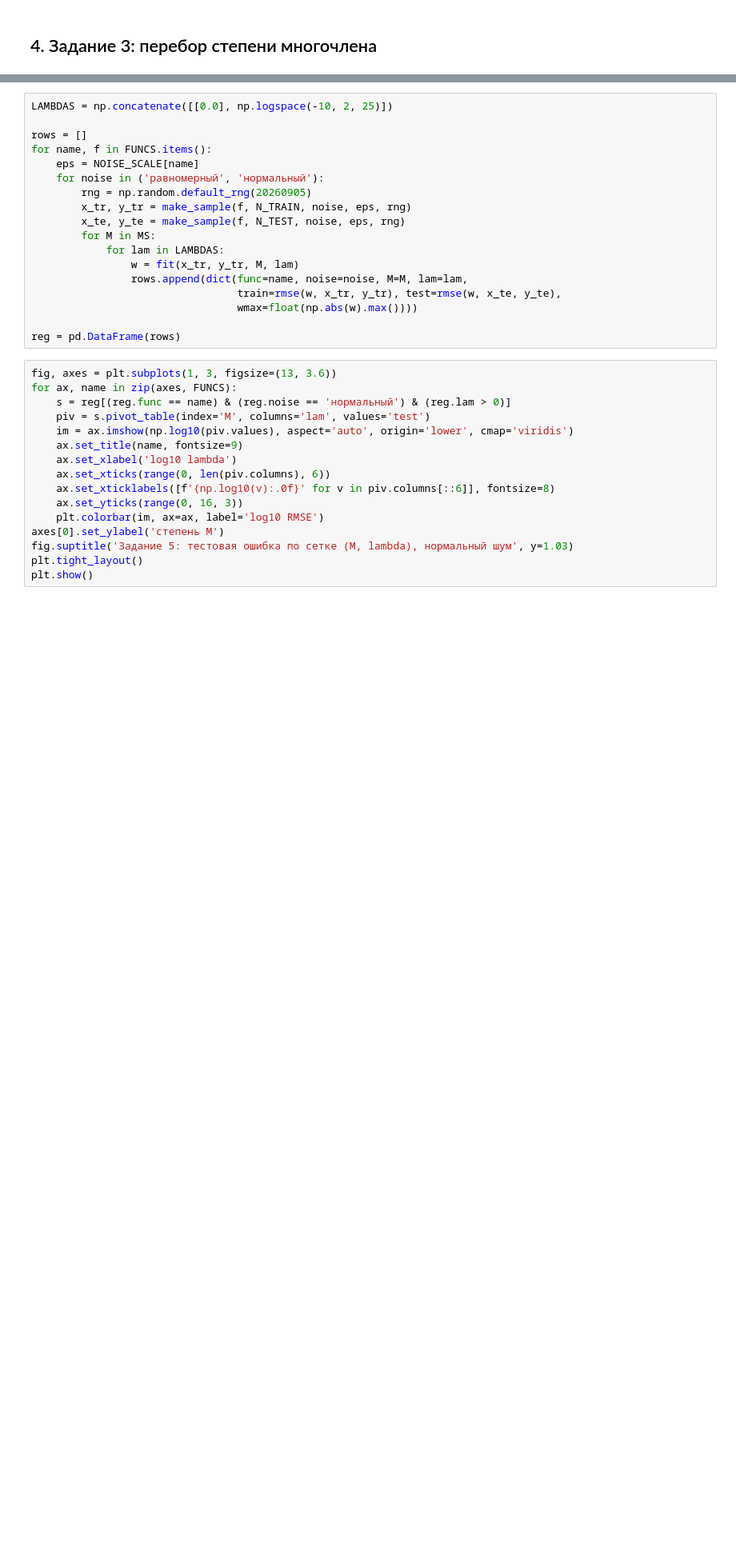
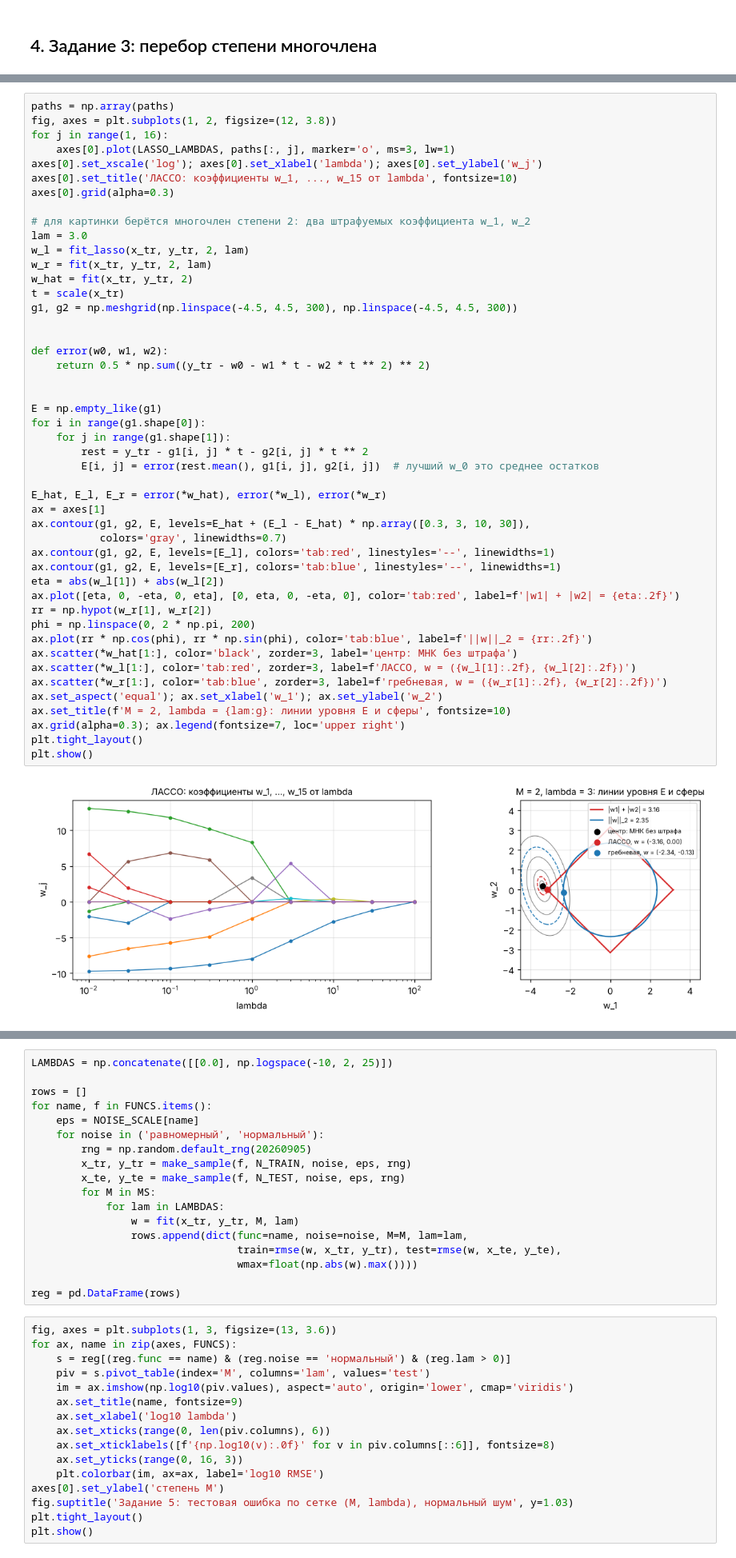
Before and after one commit to UsusCimex/NSU_DeepLearning, a Jupyter notebook: labs/lab-02-poly-regression/poly_regression.ipynb, the cells around one changed output, grey strips where cells are left out. Shown at 80% size. Drawn from its saved outputs; the diff is of its cells as text; blank space fills up the shorter version.

```diff
--- a/labs/lab-02-poly-regression/poly_regression.ipynb
+++ b/labs/lab-02-poly-regression/poly_regression.ipynb
@@ -294 +506,50 @@ plt.show()
+# %%
+paths = np.array(paths)
+fig, axes = plt.subplots(1, 2, figsize=(12, 3.8))
+for j in range(1, 16):
+    axes[0].plot(LASSO_LAMBDAS, paths[:, j], marker='o', ms=3, lw=1)
+axes[0].set_xscale('log'); axes[0].set_xlabel('lambda'); axes[0].set_ylabel('w_j')
+axes[0].set_title('ЛАССО: коэффициенты w_1, ..., w_15 от lambda', fontsize=10)
+axes[0].grid(alpha=0.3)
+
+# для картинки берётся многочлен степени 2: два штрафуемых коэффициента w_1, w_2
+lam = 3.0
+w_l = fit_lasso(x_tr, y_tr, 2, lam)
+w_r = fit(x_tr, y_tr, 2, lam)
+w_hat = fit(x_tr, y_tr, 2)
+t = scale(x_tr)
+g1, g2 = np.meshgrid(np.linspace(-4.5, 4.5, 300), np.linspace(-4.5, 4.5, 300))
+
+
+def error(w0, w1, w2):
+    return 0.5 * np.sum((y_tr - w0 - w1 * t - w2 * t ** 2) ** 2)
+
+
+E = np.empty_like(g1)
+for i in range(g1.shape[0]):
+    for j in range(g1.shape[1]):
+        rest = y_tr - g1[i, j] * t - g2[i, j] * t ** 2
+        E[i, j] = error(rest.mean(), g1[i, j], g2[i, j])  # лучший w_0 это среднее остатков
+
+E_hat, E_l, E_r = error(*w_hat), error(*w_l), error(*w_r)
+ax = axes[1]
+ax.contour(g1, g2, E, levels=E_hat + (E_l - E_hat) * np.array([0.3, 3, 10, 30]),
+           colors='gray', linewidths=0.7)
+ax.contour(g1, g2, E, levels=[E_l], colors='tab:red', linestyles='--', linewidths=1)
+ax.contour(g1, g2, E, levels=[E_r], colors='tab:blue', linestyles='--', linewidths=1)
+eta = abs(w_l[1]) + abs(w_l[2])
+ax.plot([eta, 0, -eta, 0, eta], [0, eta, 0, -eta, 0], color='tab:red', label=f'|w1| + |w2| = {eta:.2f}')
+rr = np.hypot(w_r[1], w_r[2])
+phi = np.linspace(0, 2 * np.pi, 200)
+ax.plot(rr * np.cos(phi), rr * np.sin(phi), color='tab:blue', label=f'||w||_2 = {rr:.2f}')
+ax.scatter(*w_hat[1:], color='black', zorder=3, label='центр: МНК без штрафа')
+ax.scatter(*w_l[1:], color='tab:red', zorder=3, label=f'ЛАССО, w = ({w_l[1]:.2f}, {w_l[2]:.2f})')
+ax.scatter(*w_r[1:], color='tab:blue', zorder=3, label=f'гребневая, w = ({w_r[1]:.2f}, {w_r[2]:.2f})')
+ax.set_aspect('equal'); ax.set_xlabel('w_1'); ax.set_ylabel('w_2')
+ax.set_title(f'M = 2, lambda = {lam:g}: линии уровня E и сферы', fontsize=10)
+ax.grid(alpha=0.3); ax.legend(fontsize=7, loc='upper right')
+plt.tight_layout()
+plt.show()
+# %% [output]
+[figure, added]
 # %% [markdown]
```
Also changed, not shown: parts of 19 cells of this notebook, 1 other file.
